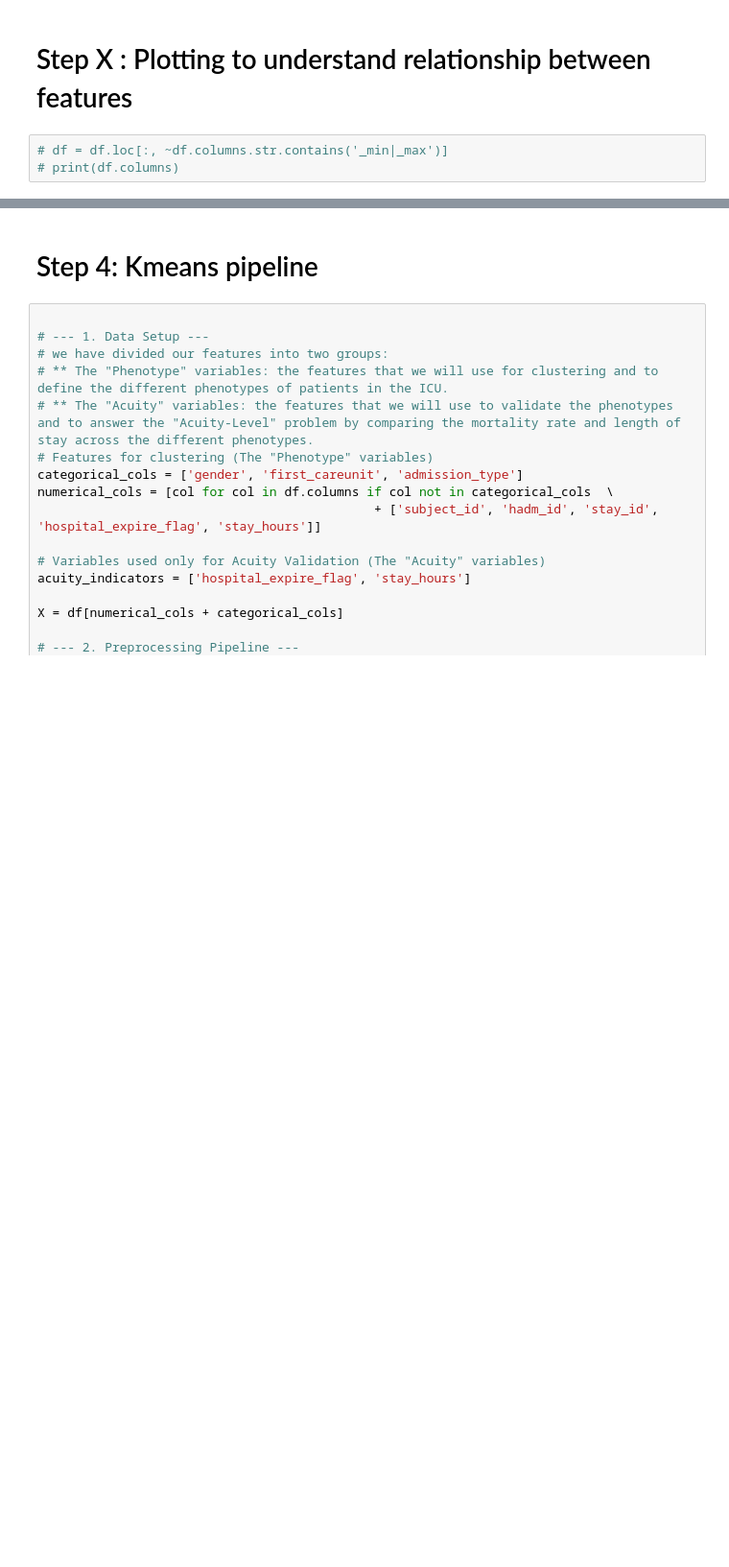
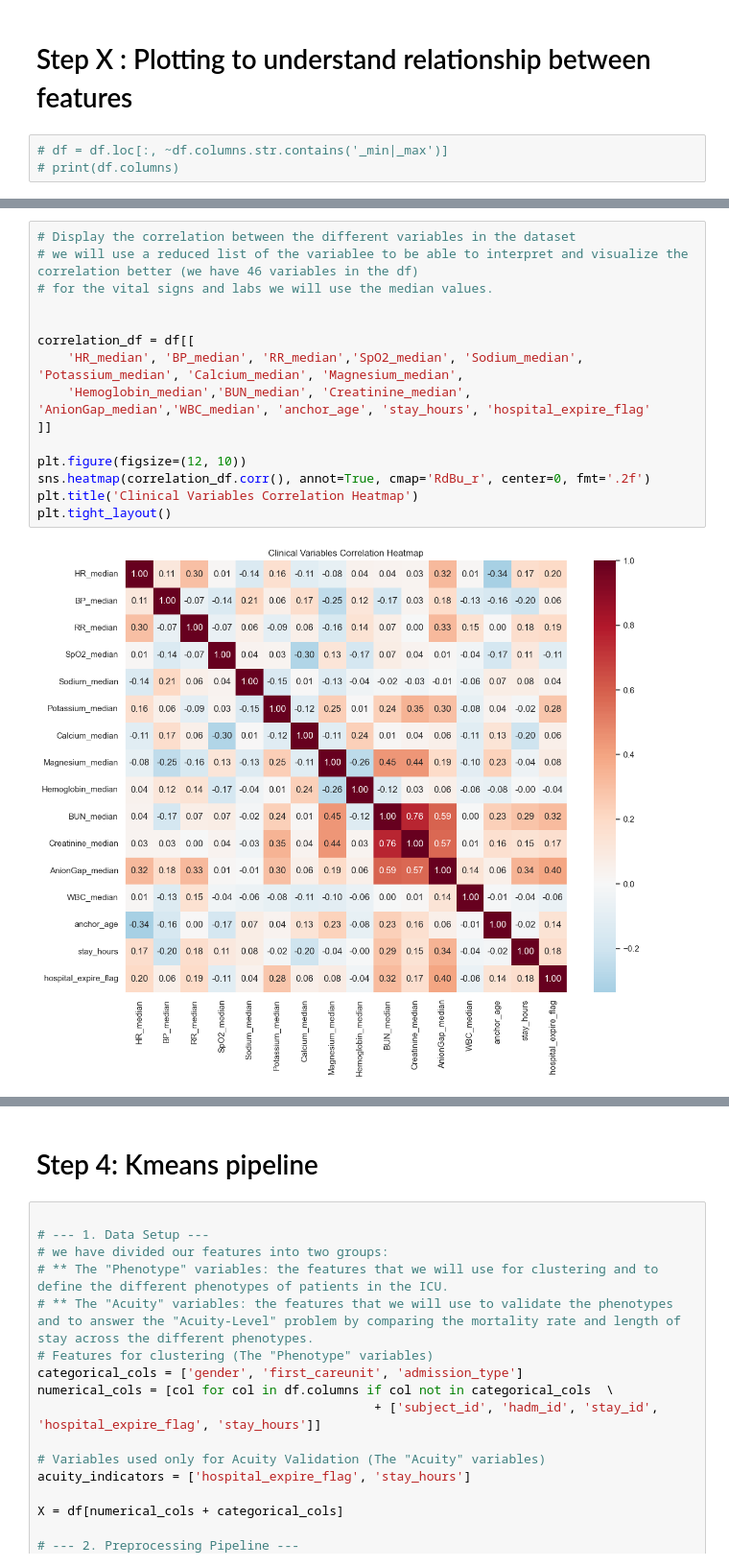
Before and after one commit to OnsHanafi/icu-acquity-phenotyping, a Jupyter notebook: ICUproject.ipynb, the cells around one changed output, grey strips where cells are left out. Shown at 96% size. Drawn from its saved outputs; the diff is of its cells as text; blank space fills up the shorter version.

```diff
--- a/ICUproject.ipynb
+++ b/ICUproject.ipynb
@@ -868,0 +931,17 @@ for col in df.columns:
+# %%
+# Display the correlation between the different variables in the dataset
+# we will use a reduced list of the variablee to be able to interpret and visualize the correlation better (we have 46 variables in the df)
+# for the vital signs and labs we will use the median values.
+
+
+correlation_df = df[[
+    'HR_median', 'BP_median', 'RR_median','SpO2_median', 'Sodium_median', 'Potassium_median', 'Calcium_median', 'Magnesium_median',
+    'Hemoglobin_median','BUN_median', 'Creatinine_median', 'AnionGap_median','WBC_median', 'anchor_age', 'stay_hours', 'hospital_expire_flag'
+]]
+
+plt.figure(figsize=(12, 10))
+sns.heatmap(correlation_df.corr(), annot=True, cmap='RdBu_r', center=0, fmt='.2f')
+plt.title('Clinical Variables Correlation Heatmap')
+plt.tight_layout()
+# %% [output]
+[figure, added]
```
Also changed, not shown: parts of 9 cells of this notebook.
